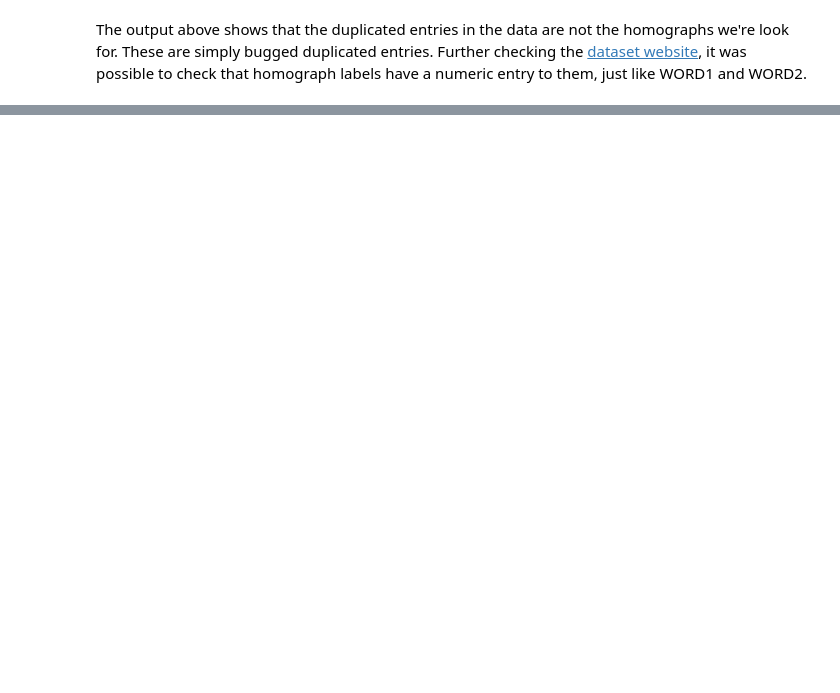
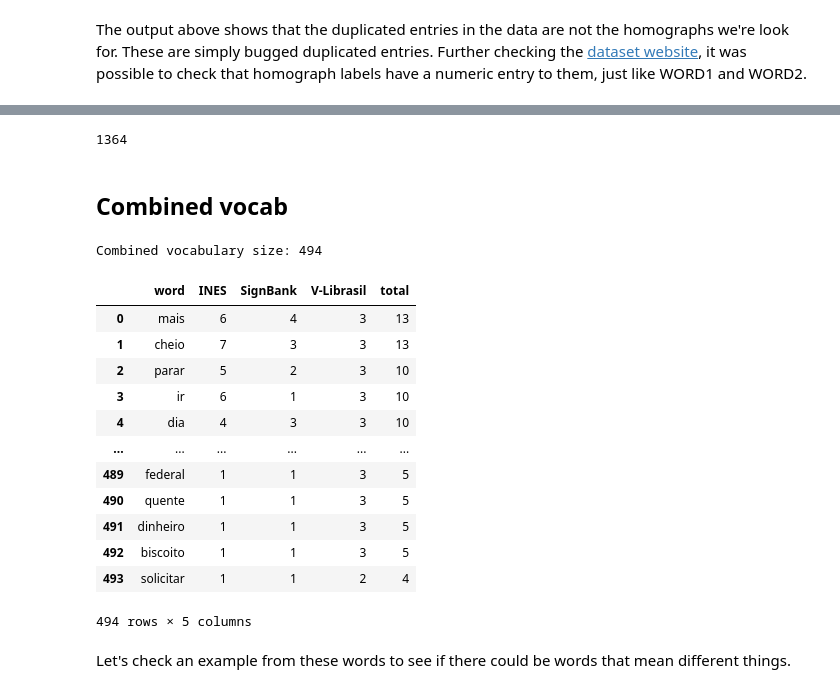
Before and after one commit to OmdenaAI/SaoPauloBrazilChapter_BrazilianSignLanguage, a Jupyter notebook: notebooks/data-exploration.ipynb, the cells around one changed output, grey strips where cells are left out. Cells and saved outputs as stored; diff of their text form; code cells hidden in the pictures; blank space fills up the shorter version.

Commit message:
Add sb and vl data analysis and combined vocabulary.
Check what words show on all 3 datasets.

```diff
--- a/notebooks/data-exploration.ipynb
+++ b/notebooks/data-exploration.ipynb
@@ -143,0 +222,53 @@ ines_homographs.head(20)
+# %%
+vl_df["entry_id"] = vl_df["label"].astype(str) + "_" + vl_df["signer_order"].astype(str)
+vl_df["entry_id"].nunique()
+# %% [output]
+1364
+# %% [markdown]
+## Combined vocab
+# %%
+ne_vocab = ne_df["label"].unique()
+sb_vocab = sb_df["label"].unique()
+vl_vocab = vl_df["label"].unique()
+
+# Get the intersection of the vocabularies
+combined_vocab = set(ne_vocab) & set(sb_vocab) & set(vl_vocab)
+print(f"Combined vocabulary size: {len(combined_vocab)}")
+# %% [output]
+Combined vocabulary size: 494
+# %%
+word_count = {}
+for word in combined_vocab:
+    word_dict = {}
+    word_dict["INES"] = ne_df[ne_df["label"] == word].shape[0]
+    word_dict["SignBank"] = sb_df[sb_df["label"] == word].shape[0]
+    word_dict["V-Librasil"] = vl_df[vl_df["label"] == word].shape[0]
+    word_dict["total"] = (
+        ne_df[ne_df["label"] == word].shape[0]
+        + sb_df[sb_df["label"] == word].shape[0]
+        + vl_df[vl_df["label"] == word].shape[0]
+    )
+    word_count[word] = word_dict
+# %%
+word_count_df = pd.DataFrame(word_count).T
+word_count_df = word_count_df.sort_values("total", ascending=False)
+word_count_df = word_count_df.reset_index(drop=False)
+word_count_df = word_count_df.rename(columns={"index": "word"})
+# %%
+word_count_df
+# %% [output]
+|  | word | INES | SignBank | V-Librasil | total |
+| 0 | mais | 6 | 4 | 3 | 13 |
+| 1 | cheio | 7 | 3 | 3 | 13 |
+| 2 | parar | 5 | 2 | 3 | 10 |
+| 3 | ir | 6 | 1 | 3 | 10 |
+| 4 | dia | 4 | 3 | 3 | 10 |
+| ... | ... | ... | ... | ... | ... |
+| 489 | federal | 1 | 1 | 3 | 5 |
+| 490 | quente | 1 | 1 | 3 | 5 |
+| 491 | dinheiro | 1 | 1 | 3 | 5 |
+| 492 | biscoito | 1 | 1 | 3 | 5 |
+| 493 | solicitar | 1 | 1 | 2 | 4 |
+494 rows × 5 columns
+# %% [markdown]
+Let's check an example from these words to see if there could be words that mean different things.
```
Also changed, not shown: parts of 33 cells of this notebook.
